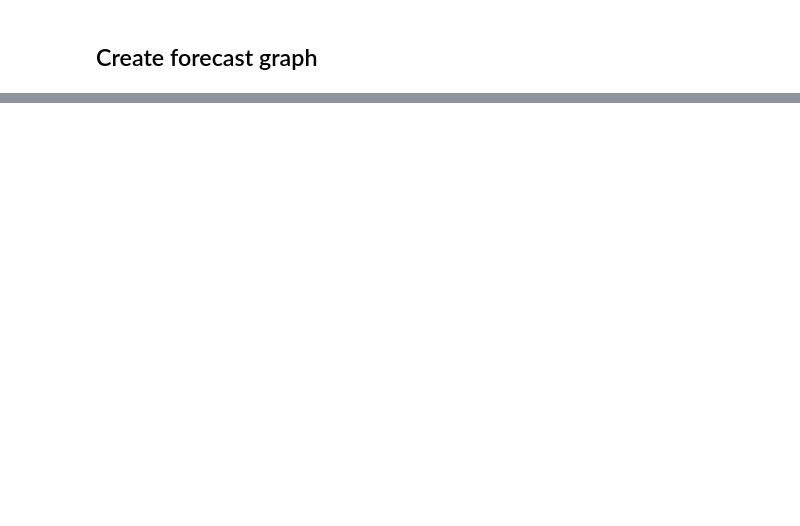
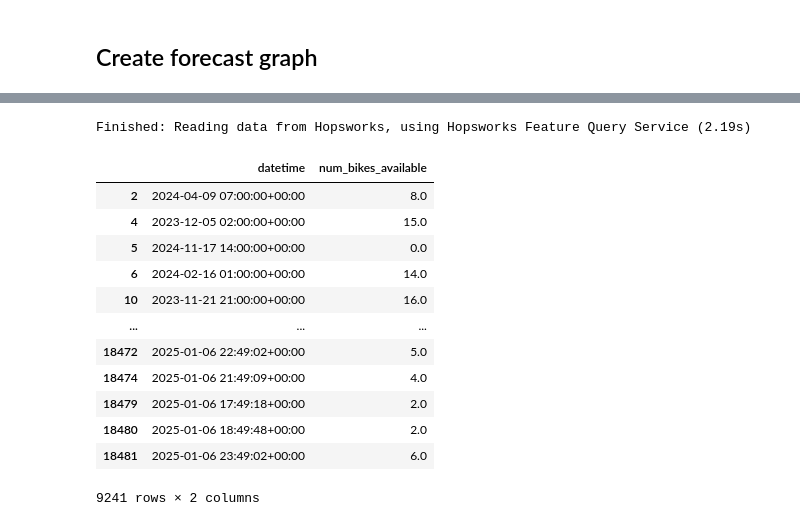
Before and after one commit to IsakNordg/ID2223-Project, a Jupyter notebook: 5. inference.ipynb, the cells around one changed output, grey strips where cells are left out. Drawn from its saved outputs; the diff is of its cells as text; code cells hidden in the pictures; blank space fills up the shorter version.

```diff
--- a/5. inference.ipynb
+++ b/5. inference.ipynb
@@ -185,0 +207,28 @@ monitoring_df
+# %%
+bike_fg = fs.get_feature_group(
+    name='bike_data',
+    version=1,
+)
+bike_df = bike_fg.read()
+
+# Split into one for each station
+bike_df_1 = bike_df[bike_df["station"] == STATION_1]
+bike_df_2 = bike_df[bike_df["station"] == STATION_2]
+bike_df_1 = bike_df_1.drop(columns=["station"])
+bike_df_2 = bike_df_2.drop(columns=["station"])
+bike_df_1
+# %% [output]
+Finished: Reading data from Hopsworks, using Hopsworks Feature Query Service (2.19s)
+|  | datetime | num_bikes_available |
+| 2 | 2024-04-09 07:00:00+00:00 | 8.0 |
+| 4 | 2023-12-05 02:00:00+00:00 | 15.0 |
+| 5 | 2024-11-17 14:00:00+00:00 | 0.0 |
+| 6 | 2024-02-16 01:00:00+00:00 | 14.0 |
+| 10 | 2023-11-21 21:00:00+00:00 | 16.0 |
+| ... | ... | ... |
+| 18472 | 2025-01-06 22:49:02+00:00 | 5.0 |
+| 18474 | 2025-01-06 21:49:09+00:00 | 4.0 |
+| 18479 | 2025-01-06 17:49:18+00:00 | 2.0 |
+| 18480 | 2025-01-06 18:49:48+00:00 | 2.0 |
+| 18481 | 2025-01-06 23:49:02+00:00 | 6.0 |
+9241 rows × 2 columns
```
Also changed, not shown: parts of 13 cells of this notebook, 1 other file.
